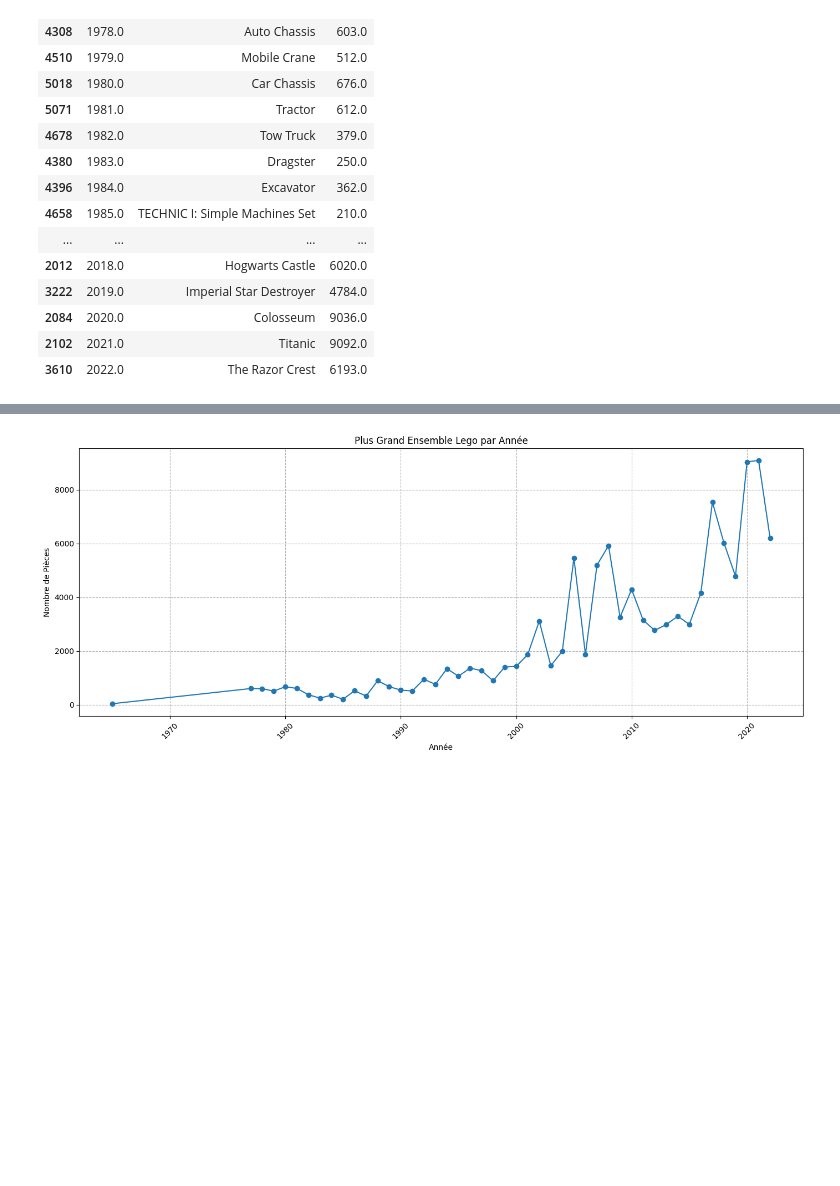
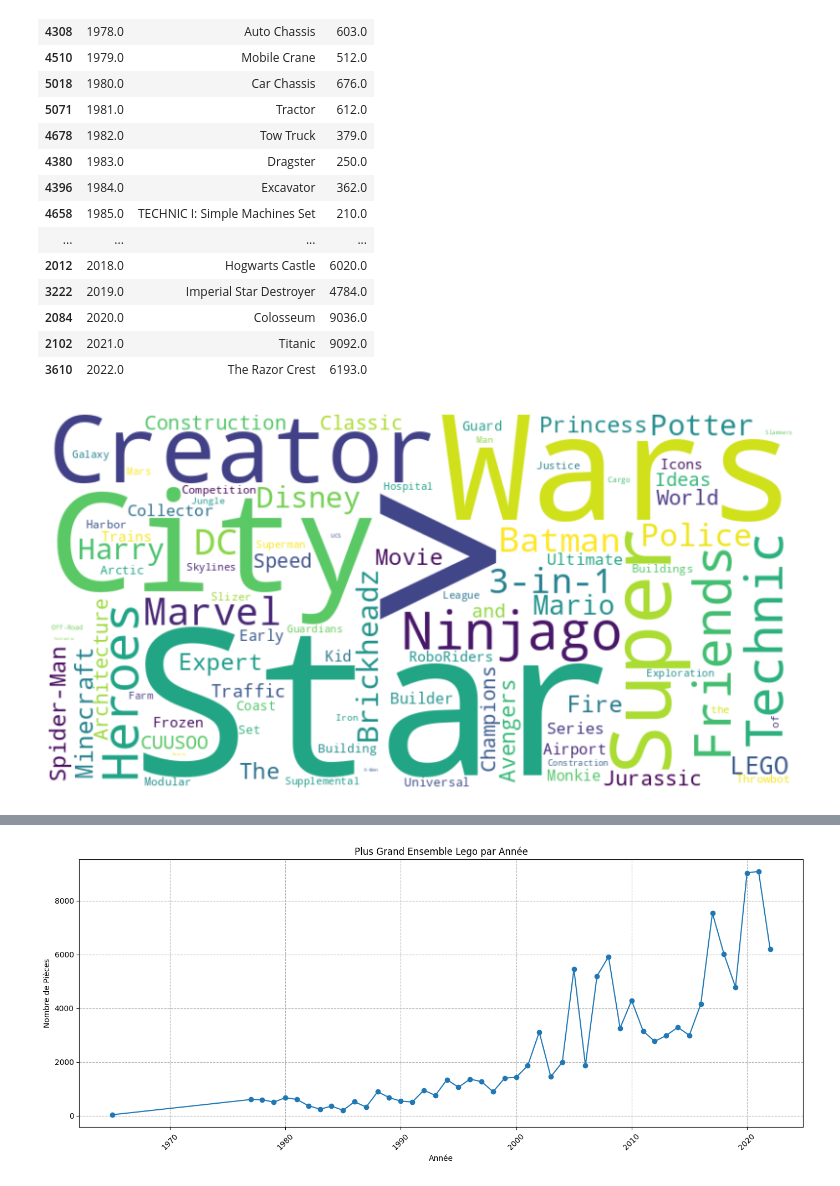
Before and after one commit to doumsdd/Oh-My-LEGO, a Jupyter notebook: Legaux_Mams.ipynb, the cells around one changed output, grey strips where cells are left out. Cells and saved outputs as stored; diff of their text form; code cells hidden in the pictures; blank space fills up the shorter version.

```diff
--- a/Legaux_Mams.ipynb
+++ b/Legaux_Mams.ipynb
@@ -3,11 +3,12 @@
 # %%
 # Importons le fichier CSV pour avoir un aperçu des premières lignes et comprendre la structure des données
 import pandas as pd
-
+import matplotlib.pyplot as plt
 # Chargement des données
-file_path = "/content/lego-sets.csv"
-data = pd.read_csv(file_path)
-
+sets = "/content/lego-sets.csv"
+colordata = "/content/merged_lego_data.csv"
+data = pd.read_csv(sets)
+colordata = pd.read_csv(colordata)
 # Affichage des 5 premières lignes
 data.head()
 # %% [output]
@@ -59,3 +60,26 @@ largest_sets_per_year[['year', 'name', 'parts']]
 | 2084 | 2020.0 | Colosseum | 9036.0 |
 | 2102 | 2021.0 | Titanic | 9092.0 |
 | 3610 | 2022.0 | The Razor Crest | 6193.0 |
+# %%
+from collections import Counter
+from wordcloud import WordCloud
+import matplotlib.pyplot as plt
+
+# Combining all the category values into a single string
+text = ' '.join(data['category'].dropna())
+
+
+# Splitting the category values into individual words and counting their frequencies
+words = [word for category in data['category'].dropna() for word in category.split()]
+word_freq = Counter(words)
+
+# Creating the wordcloud using the frequencies
+wordcloud = WordCloud(width=800, height=400, background_color='white').generate_from_frequencies(word_freq)
+
+# Displaying the wordcloud
+plt.figure(figsize=(10,5))
+plt.imshow(wordcloud, interpolation='bilinear')
+plt.axis("off")
+plt.show()
+# %% [output]
+[figure, added]
```
Also changed, not shown: parts of 4 cells of this notebook.
